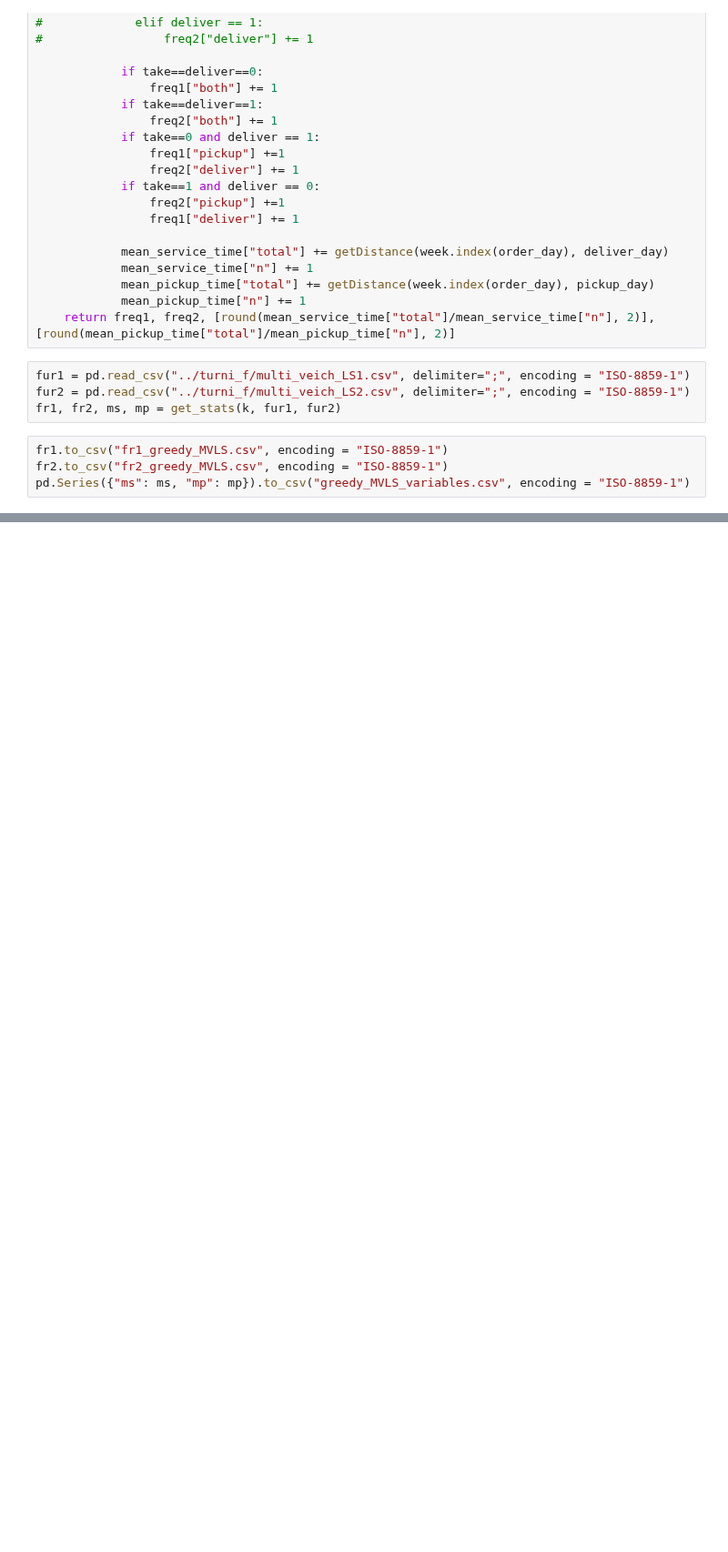
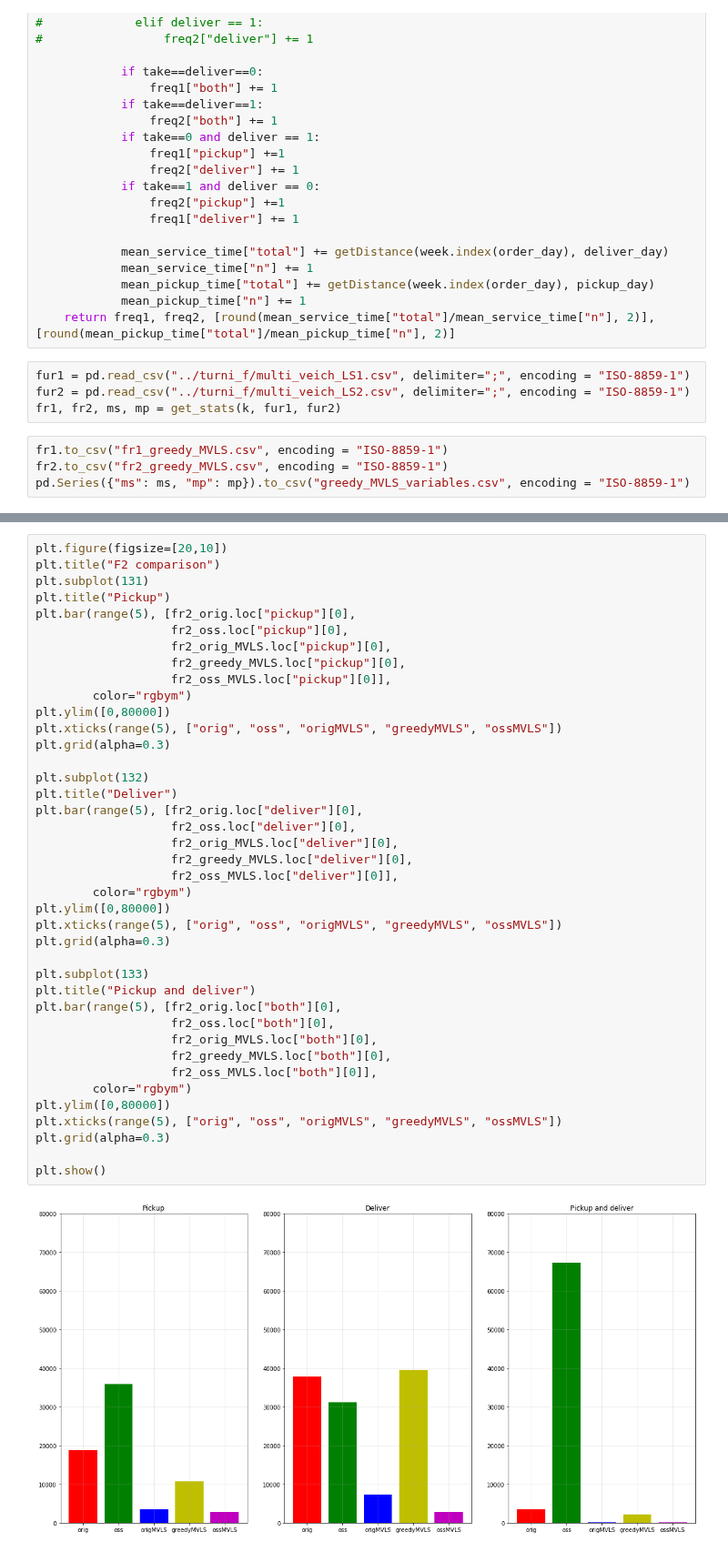
Before and after one commit to MassimoCavagna/Bachelor-Thesis, a Jupyter notebook: Dati/explorative analysis/explorative analysis.ipynb, the cells around one changed output, grey strips where cells are left out. Shown at 91% size. Saved outputs shown, nothing was run; the diff lists cells and outputs as text; blank space fills up the shorter version.

```diff
--- a/Dati/explorative analysis/explorative analysis.ipynb
+++ b/Dati/explorative analysis/explorative analysis.ipynb
@@ -358,0 +418,42 @@ pd.Series({"ms": ms, "mp": mp}).to_csv("greedy_MVLS_variables.csv", encoding = "
+# %%
+plt.figure(figsize=[20,10])
+plt.title("F2 comparison")
+plt.subplot(131)
+plt.title("Pickup")
+plt.bar(range(5), [fr2_orig.loc["pickup"][0],
+                   fr2_oss.loc["pickup"][0],
+                   fr2_orig_MVLS.loc["pickup"][0],
+                   fr2_greedy_MVLS.loc["pickup"][0],
+                   fr2_oss_MVLS.loc["pickup"][0]],
+        color="rgbym")
+plt.ylim([0,80000])
+plt.xticks(range(5), ["orig", "oss", "origMVLS", "greedyMVLS", "ossMVLS"])
+plt.grid(alpha=0.3)
+
+plt.subplot(132)
+plt.title("Deliver")
+plt.bar(range(5), [fr2_orig.loc["deliver"][0],
+                   fr2_oss.loc["deliver"][0],
+                   fr2_orig_MVLS.loc["deliver"][0],
+                   fr2_greedy_MVLS.loc["deliver"][0],
+                   fr2_oss_MVLS.loc["deliver"][0]],
+        color="rgbym")
+plt.ylim([0,80000])
+plt.xticks(range(5), ["orig", "oss", "origMVLS", "greedyMVLS", "ossMVLS"])
+plt.grid(alpha=0.3)
+
+plt.subplot(133)
+plt.title("Pickup and deliver")
+plt.bar(range(5), [fr2_orig.loc["both"][0],
+                   fr2_oss.loc["both"][0],
+                   fr2_orig_MVLS.loc["both"][0],
+                   fr2_greedy_MVLS.loc["both"][0],
+                   fr2_oss_MVLS.loc["both"][0]],
+        color="rgbym")
+plt.ylim([0,80000])
+plt.xticks(range(5), ["orig", "oss", "origMVLS", "greedyMVLS", "ossMVLS"])
+plt.grid(alpha=0.3)
+
+plt.show()
+# %% [output]
+[figure, added]
```
Also changed, not shown: parts of 6 cells of this notebook, 1 other file.
